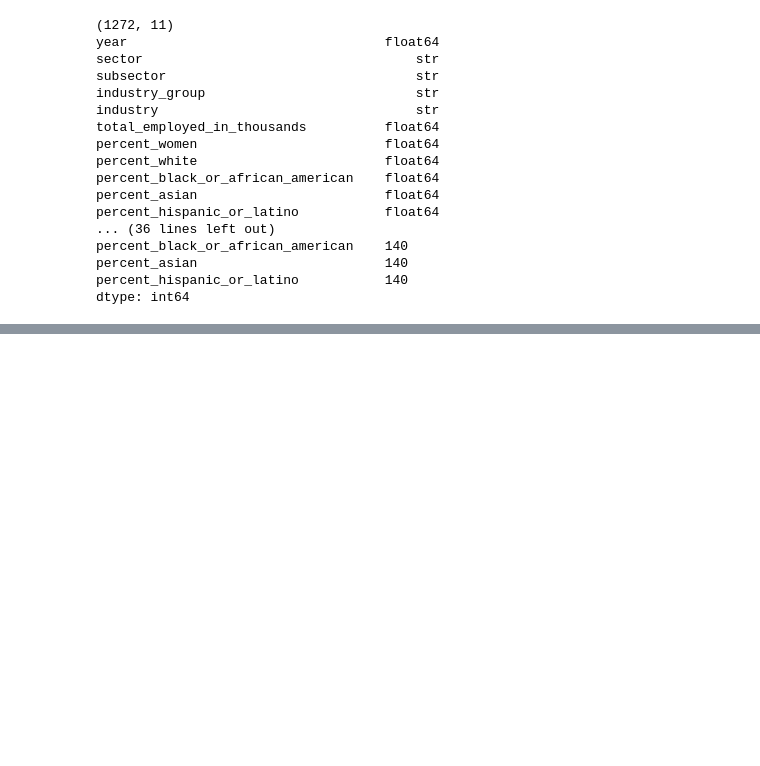
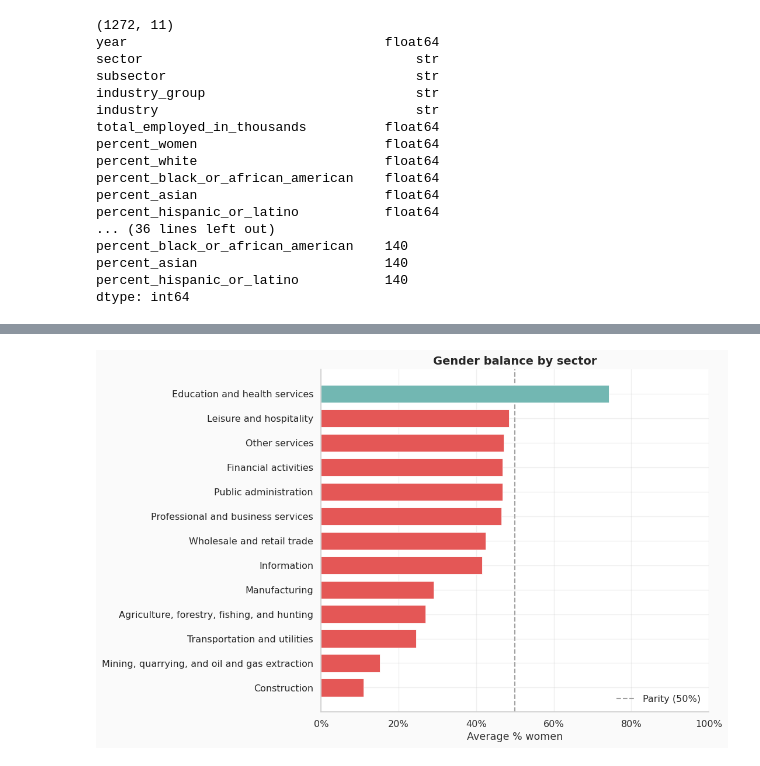
Before and after one commit to BoredMongoose/strata-clustering, a Jupyter notebook: notebooks/01_load.ipynb, the cells around one changed output, grey strips where cells are left out. Saved outputs shown, nothing was run; the diff lists cells and outputs as text; code cells hidden in the pictures; blank space fills up the shorter version.

```diff
--- a/notebooks/01_load.ipynb
+++ b/notebooks/01_load.ipynb
@@ -175,0 +255,22 @@ np.float64(0.4205146406388643)
+# %%
+gender_all = df.groupby('sector')['percent_women'].mean().sort_values()
+colors = [
+    PALETTE['women_low'] if v < 0.5 else PALETTE['women_high']
+    for v in gender_all.values
+]
+
+fig, ax = plt.subplots(figsize=(11, 7))
+ax.barh(gender_all.index, gender_all.values * 100, color=colors,
+        edgecolor='white', linewidth=0.6, height=0.72)
+ax.axvline(x=50, color=PALETTE['parity'], linestyle='--', linewidth=1.5,
+           label='Parity (50%)', zorder=0)
+ax.set_xlim(0, 100)
+ax.set_xlabel('Average % women')
+ax.set_title('Gender balance by sector')
+ax.xaxis.set_major_formatter(plt.FuncFormatter(lambda x, _: f'{x:.0f}%'))
+style_ax(ax)
+ax.legend(loc='lower right')
+plt.tight_layout()
+plt.show()
+# %% [output]
+[figure, added]
```
Also changed, not shown: parts of 45 cells of this notebook.
